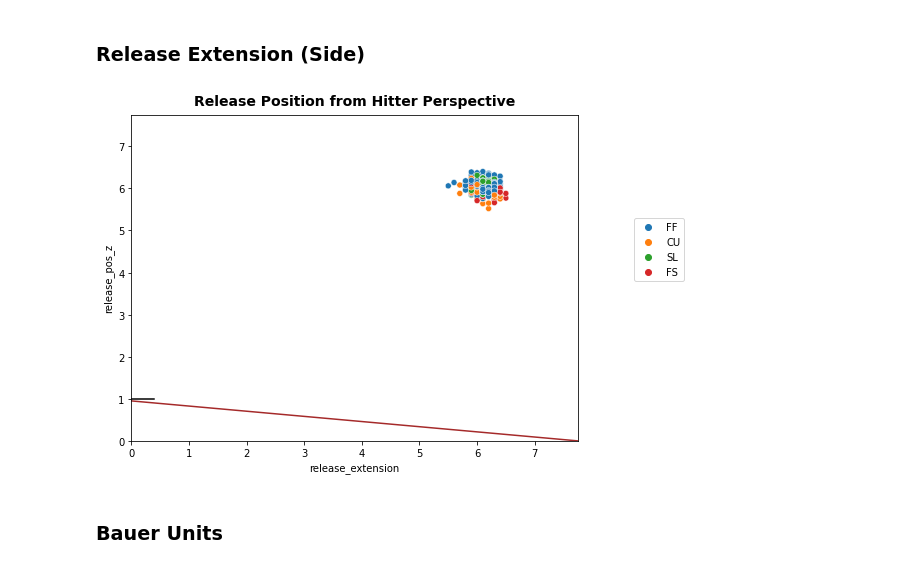
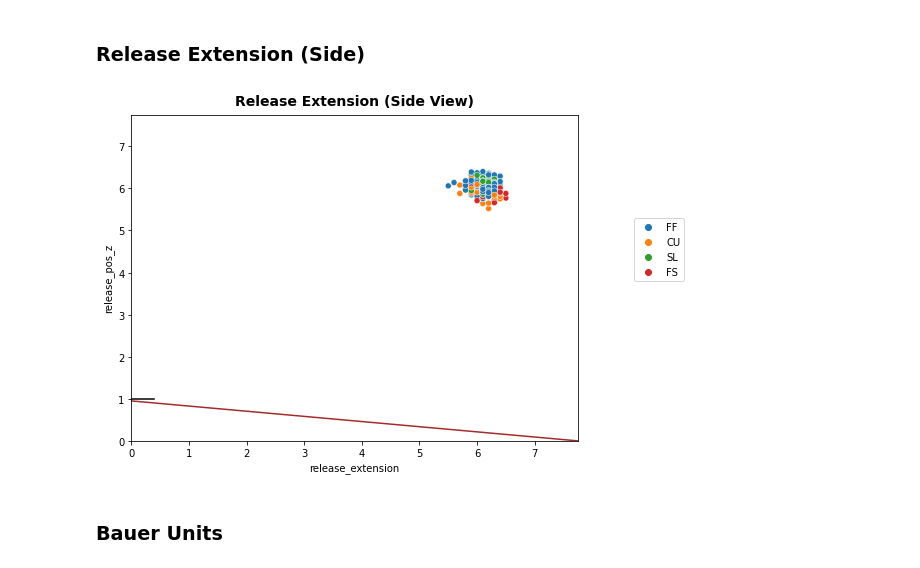
Before and after one commit to anthonyzurke/player-analysis, a Jupyter notebook: pitchers/doollittle-scoutingreport.ipynb, the cells around one changed output. Drawn from its saved outputs; the diff is of its cells as text; code cells hidden in the pictures.

```diff
--- a/pitchers/doollittle-scoutingreport.ipynb
+++ b/pitchers/doollittle-scoutingreport.ipynb
@@ -261,14 +261,14 @@ plt.title('Release Position from Hitter Perspective', fontdict = font_title, pad
 # %%
 plt.figure(figsize = (8, 6))
 
 sns.scatterplot(data = doolittle, x = 'release_extension', y = 'release_pos_z', hue = 'pitch_type',
                 hue_order = order, palette = 'tab10')
 plt.xlim(0, 7.75), plt.ylim(0, 7.75)
 plt.axline((0, .95), (7.75,0), color = 'brown'), plt.axhline(1, 0, .05, color = 'black')
 plt.legend(bbox_to_anchor=(1.25, .7))
-plt.title('Release Position from Hitter Perspective', fontdict = font_title, pad = 15);
+plt.title('Release Extension (Side View)', fontdict = font_title, pad = 15);
 # %% [output]
-[figure, old version]
+[figure, new version]
 # %% [markdown]
 ### Bauer Units
 # %%
```
Also changed, not shown: 1 other file.
